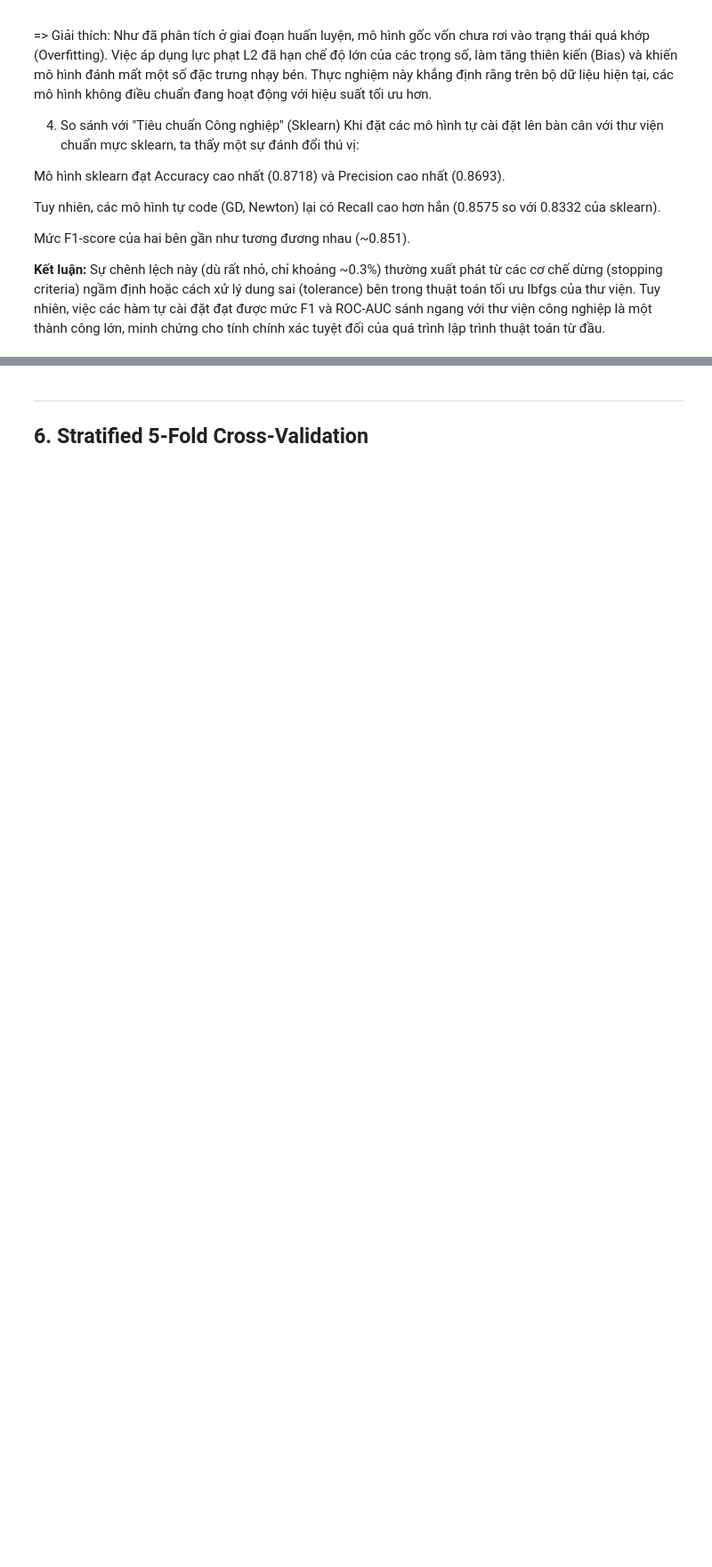
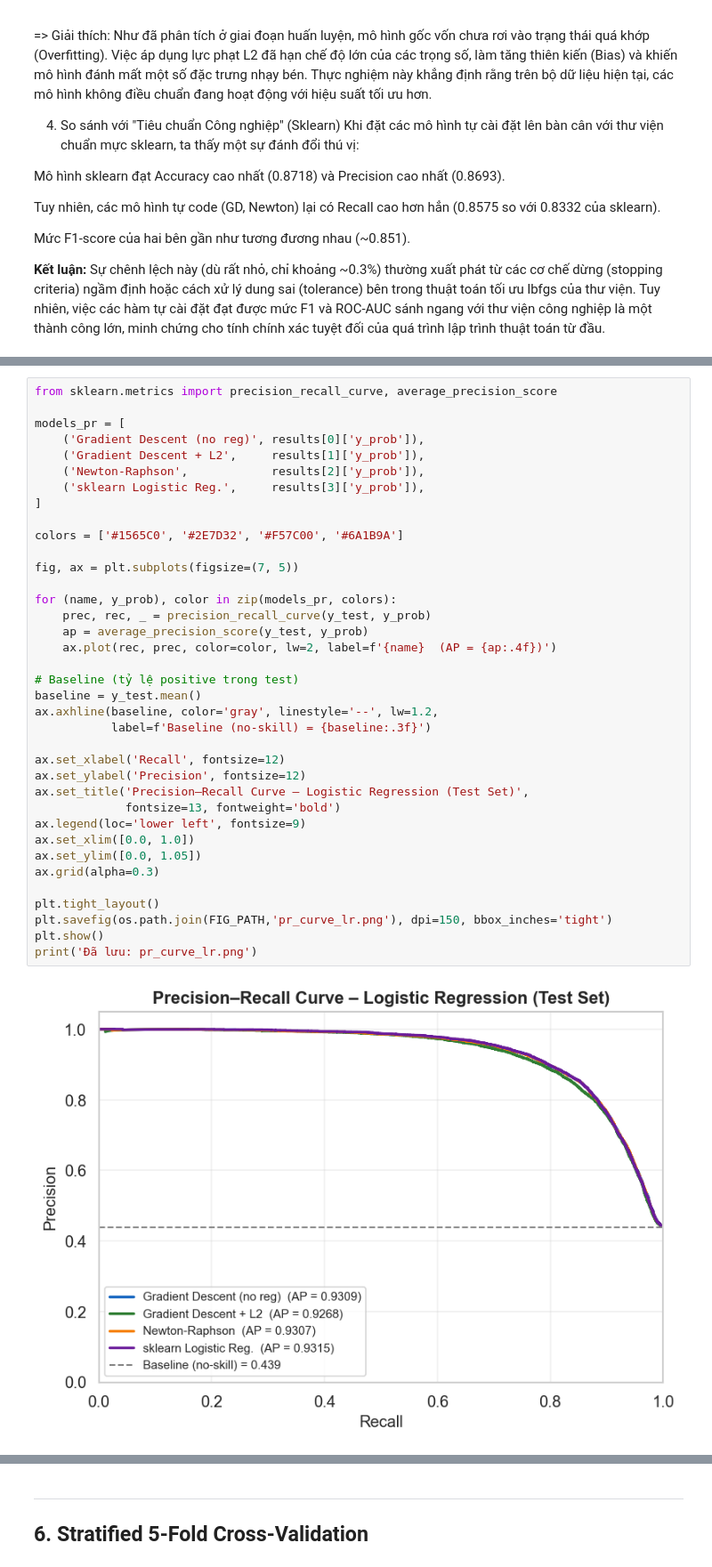
Before and after one commit to conluoi123/Machine-Learning---Project-1-, a Jupyter notebook: code/Part2_Classification/models.ipynb, the cells around one changed output, grey strips where cells are left out. Shown at 89% size. Cells and saved outputs as stored; diff of their text form; blank space fills up the shorter version.

```diff
--- a/code/Part2_Classification/models.ipynb
+++ b/code/Part2_Classification/models.ipynb
@@ -881,0 +932,39 @@ Mức F1-score của hai bên gần như tương đương nhau (~0.851).
+# %%
+from sklearn.metrics import precision_recall_curve, average_precision_score
+
+models_pr = [
+    ('Gradient Descent (no reg)', results[0]['y_prob']),
+    ('Gradient Descent + L2',     results[1]['y_prob']),
+    ('Newton-Raphson',            results[2]['y_prob']),
+    ('sklearn Logistic Reg.',     results[3]['y_prob']),
+]
+
+colors = ['#1565C0', '#2E7D32', '#F57C00', '#6A1B9A']
+
+fig, ax = plt.subplots(figsize=(7, 5))
+
+for (name, y_prob), color in zip(models_pr, colors):
+    prec, rec, _ = precision_recall_curve(y_test, y_prob)
+    ap = average_precision_score(y_test, y_prob)
+    ax.plot(rec, prec, color=color, lw=2, label=f'{name}  (AP = {ap:.4f})')
+
+# Baseline (tỷ lệ positive trong test)
+baseline = y_test.mean()
+ax.axhline(baseline, color='gray', linestyle='--', lw=1.2,
+           label=f'Baseline (no-skill) = {baseline:.3f}')
+
+ax.set_xlabel('Recall', fontsize=12)
+ax.set_ylabel('Precision', fontsize=12)
+ax.set_title('Precision–Recall Curve – Logistic Regression (Test Set)',
+             fontsize=13, fontweight='bold')
+ax.legend(loc='lower left', fontsize=9)
+ax.set_xlim([0.0, 1.0])
+ax.set_ylim([0.0, 1.05])
+ax.grid(alpha=0.3)
+
+plt.tight_layout()
+plt.savefig(os.path.join(FIG_PATH,'pr_curve_lr.png'), dpi=150, bbox_inches='tight')
+plt.show()
+print('Đã lưu: pr_curve_lr.png')
+# %% [output]
+[figure, added]
```
Also changed, not shown: parts of 16 cells of this notebook, 2 other files.
